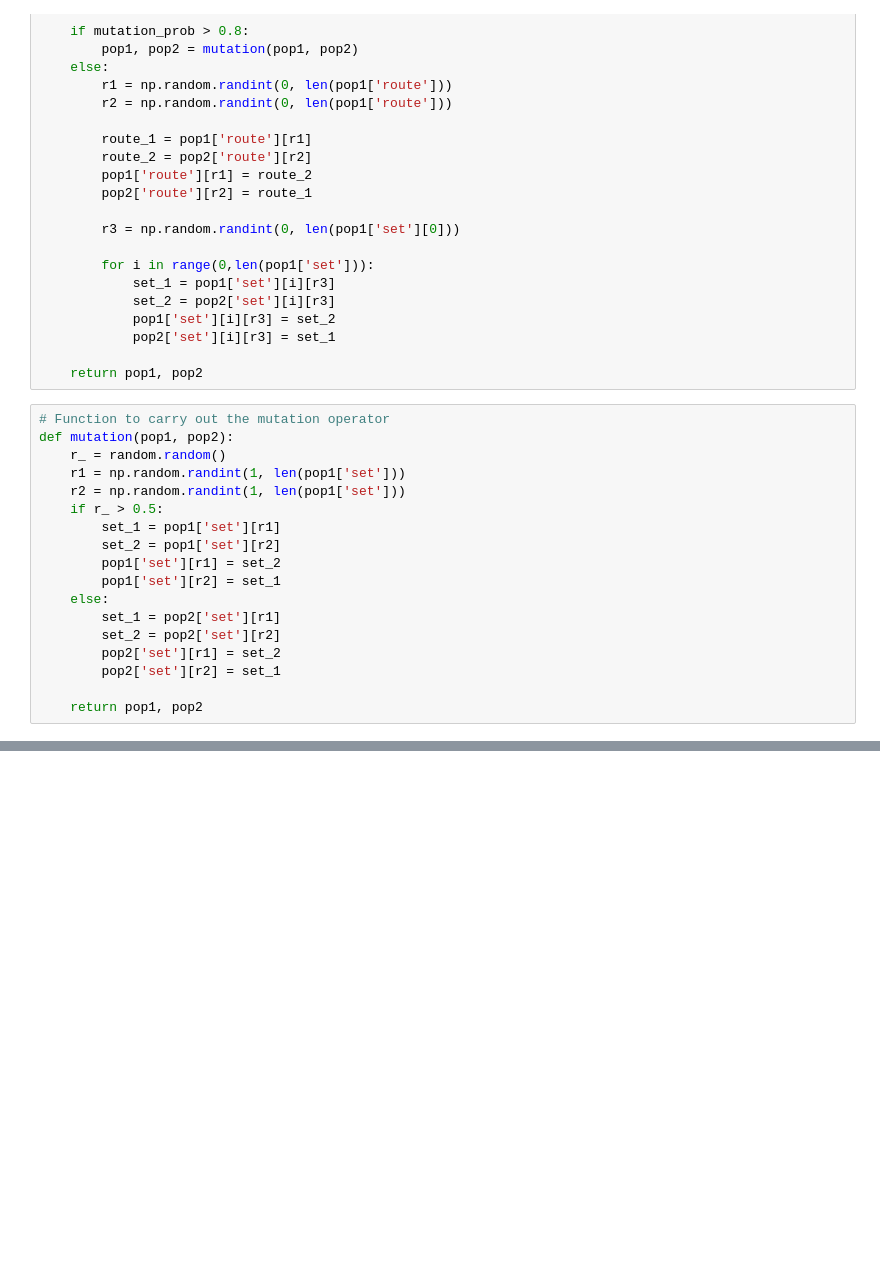
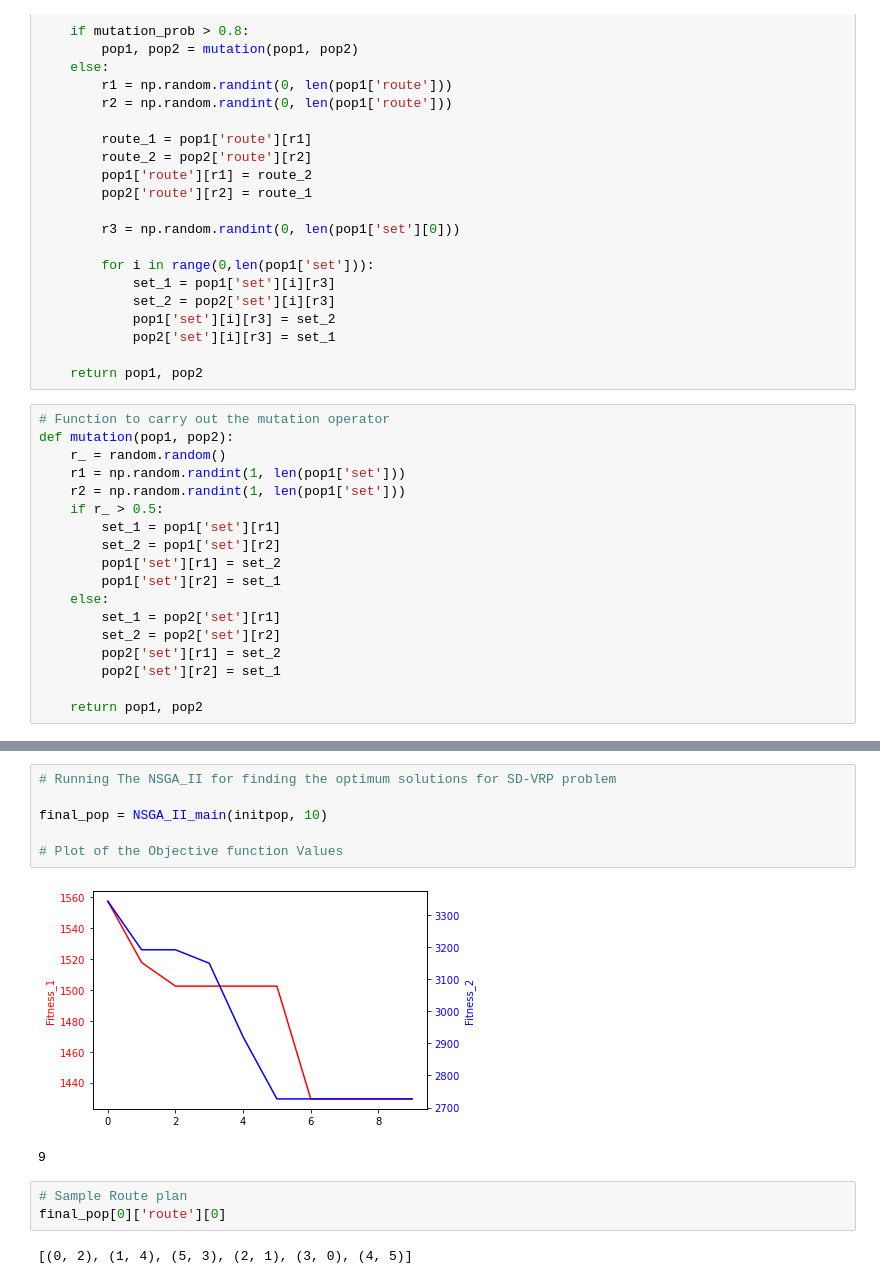
Before and after one commit to selfDiscipline/3L-SDVR, a Jupyter notebook: 3L-SDVR.ipynb, the cells around one changed output, grey strips where cells are left out. Saved outputs shown, nothing was run; the diff lists cells and outputs as text; blank space fills up the shorter version.

```diff
--- a/3L-SDVR.ipynb
+++ b/3L-SDVR.ipynb
@@ -608,0 +663,14 @@ plt.show()
+# %%
+# Running The NSGA_II for finding the optimum solutions for SD-VRP problem
+
+final_pop = NSGA_II_main(initpop, 10)
+
+# Plot of the Objective function Values
+# %% [output]
+[figure, added]
+9
+# %%
+# Sample Route plan
+final_pop[0]['route'][0]
+# %% [output]
+[(0, 2), (1, 4), (5, 3), (2, 1), (3, 0), (4, 5)]
```
Also changed, not shown: parts of 16 cells of this notebook.
